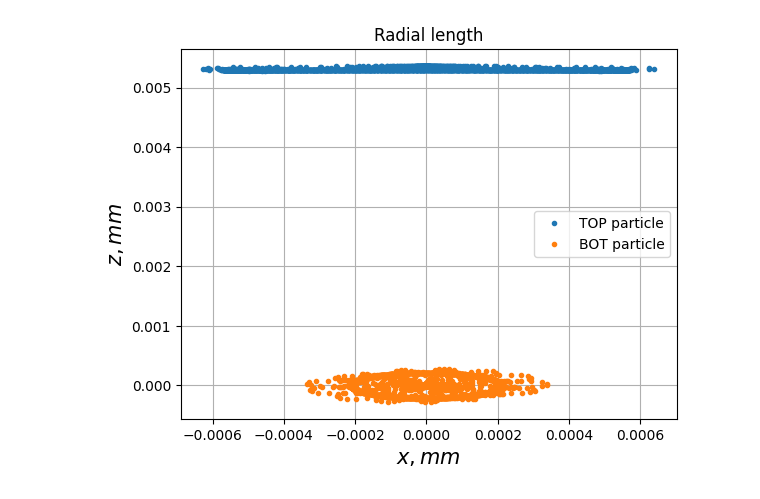
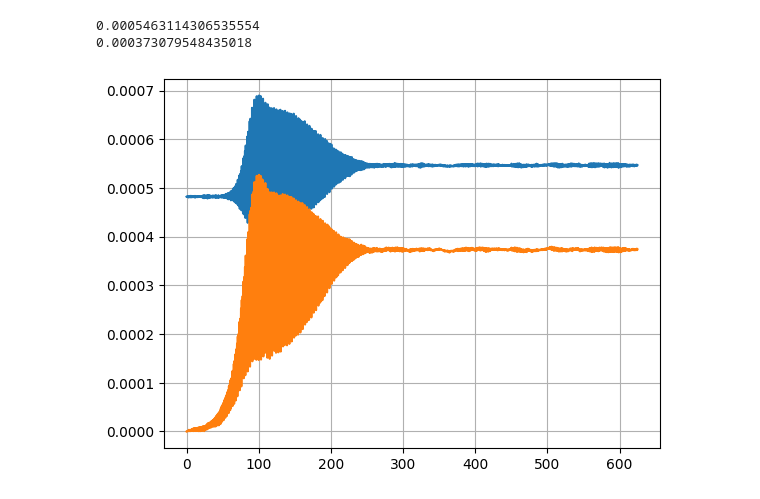
Before and after one commit to AntonLED/bach_degree, a Jupyter notebook: proc/conf_proc.ipynb, the cells around one changed output. Saved outputs shown, nothing was run; the diff lists cells and outputs as text; code cells hidden in the pictures.

```diff
--- a/proc/conf_proc.ipynb
+++ b/proc/conf_proc.ipynb
@@ -108,18 +146,31 @@ plt.show()
-# %%
-xs_1 = data[:, 1]
-zs_1 = data[:, 3]
-
-xs_2 = data[:, 4]
-zs_2 = data[:, 5]
-
-plt.figure(dpi=100)
-plt.title(f"Radial length")
-plt.xlabel(r"$x, mm$", fontsize=15)
-plt.ylabel(r"$z, mm$", fontsize=15)
-plt.grid()
-plt.plot(xs_1 * r_D_e * 1e3, zs_1 * r_D_e * 1e3, ".", label="TOP particle")
-plt.plot(xs_2 * r_D_e * 1e3, zs_2 * r_D_e * 1e3, ".", label="BOT particle")
-plt.legend(loc="best")
-plt.show()
-# %% [output]
-[figure, removed]
+# %%
+# distances
+plt.figure(dpi=100)
+plt.grid()
+
+dists = np.sqrt(
+    np.square(xs_1 - xs_2) + np.square(ys_1 - ys_2) + np.square(zs_1 - zs_2)
+)
+
+dists_xy = np.sqrt(np.square(xs_1 - xs_2) + np.square(ys_1 - ys_2))
+
+plt.plot(
+    t,
+    dists,
+    "-",
+)
+plt.plot(
+    t,
+    dists_xy,
+    "-",
+)
+
+print(np.mean(dists[1000:]))
+print(np.mean(dists_xy[1000:]))
+
+
+plt.show()
+# %% [output]
+0.0005463114306535554
+0.000373079548435018
+[figure, added]
```
Also changed, not shown: parts of 2 cells of this notebook, 51 other files.
